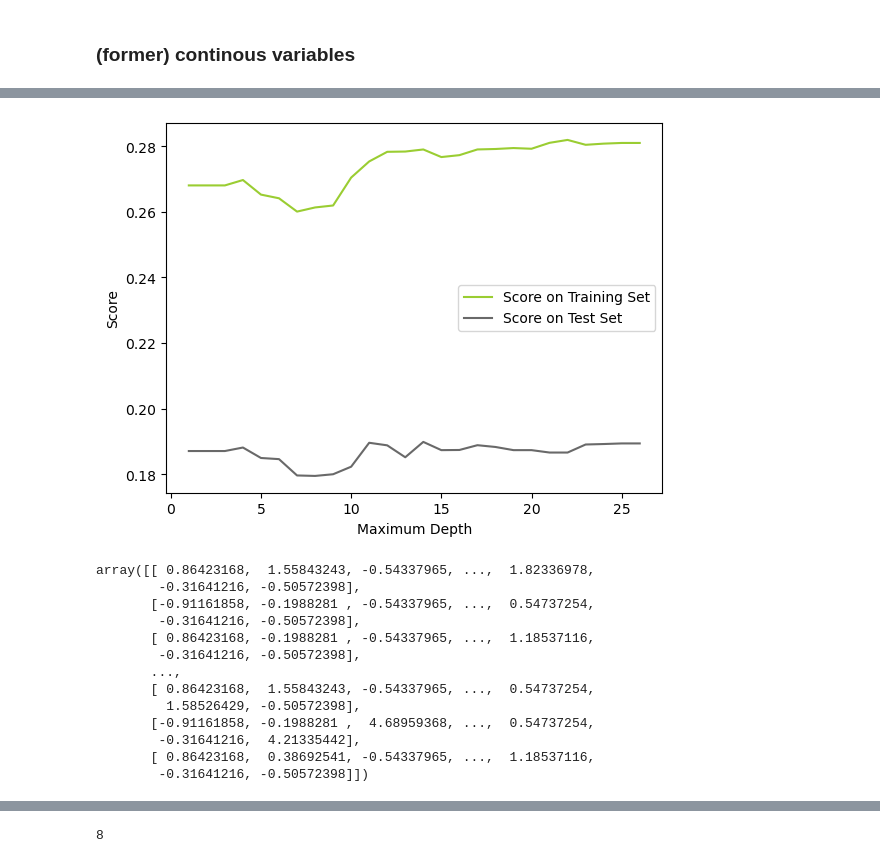
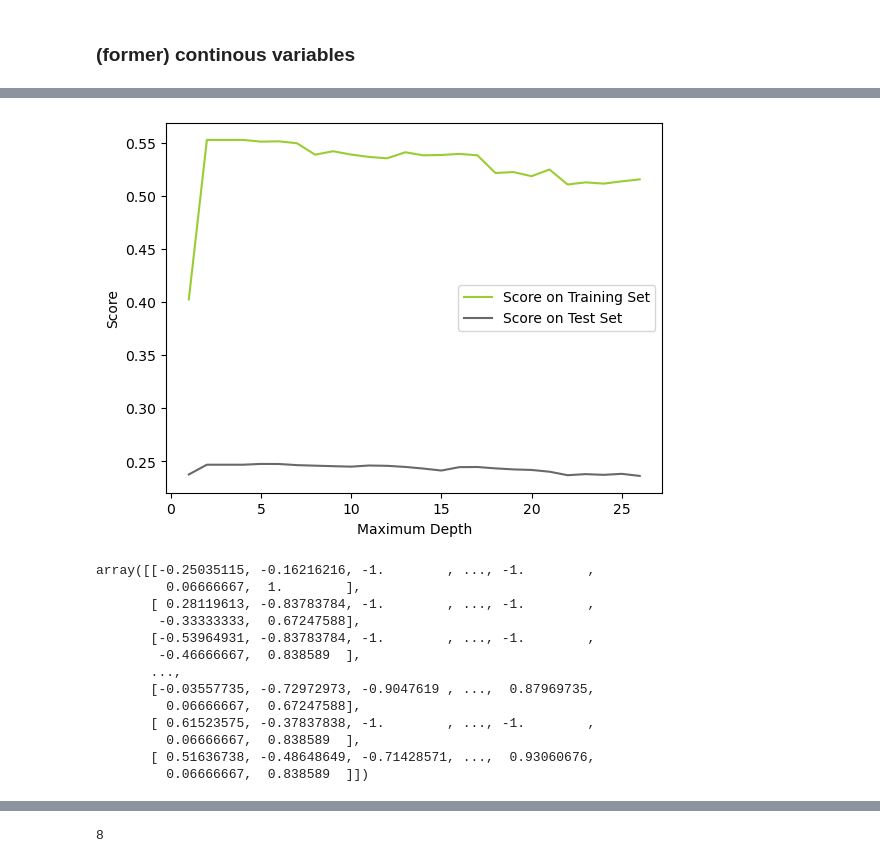
Before and after one commit to FabianRomero6/hospital-readmission-v2, a Jupyter notebook: notebooks/feature-selection.ipynb, the cells around one changed output, grey strips where cells are left out. Drawn from its saved outputs; the diff is of its cells as text; code cells hidden in the pictures.

```diff
--- a/notebooks/feature-selection.ipynb
+++ b/notebooks/feature-selection.ipynb
@@ -23,6 +23,7 @@ warnings.filterwarnings('ignore')
 train_path = os.path.join("..", "data", "input", "train_encoded.csv")
 val_path = os.path.join("..", "data", "input", "val_encoded.csv")
 test_path = os.path.join("..", "data", "input", "test_encoded.csv")
+y_train_path = os.path.join("..", "data", "input", "y_train.csv")
 y_path = os.path.join("..", "data", "input", "target.csv")
 # this should be the one we use
 # test_path = os.path.join("..", "data", "input", "y_bin.csv")
@@ -30,4 +31,5 @@ y_path = os.path.join("..", "data", "input", "target.csv")
 X_train = pd.read_csv(train_path, index_col=0)
 X_val = pd.read_csv(val_path, index_col=0)
 test = pd.read_csv(test_path, index_col=0)
+y_train = pd.read_csv(y_train_path, index_col=0)
 y = pd.read_csv(y_path, index_col=0)
@@ -46,3 +35,0 @@ X.head()
-# %%
-y = y.reindex(X.index)
-y.head()
@@ -357,6 +95,3 @@ y_balanced.head()
 # %%
-X_rand = X_balanced[metric_features].sample(frac=1, axis=1)
+X_rand = X_train[metric_features].sample(frac=1, axis=1)
 X_val_metric = X_val[metric_features].reindex(columns=X_rand.columns)
-
-X_r = pd.concat([X_rand, X_val_metric], axis=0)
-X_r
@@ -451,0 +115,31 @@ Score with 14 features: 0.189869
+# %%
+nof_list = np.arange(1, len(X_rand.columns) + 1)
+val_scores = []
+train_scores = []
+optimum_n_features = 0
+highest_val_score = 0
+
+for i in nof_list:
+    selector = RFE(GradientBoostingClassifier(), n_features_to_select=i, verbose=1)
+    selector = selector.fit(X_rand, y_train)
+    features_train = selector.transform(X_rand)
+    features_val = selector.transform(X_val_metric)
+
+    model = GaussianNB()
+    model.fit(features_train, y_train)
+
+    train_pred = model.predict(features_train)
+    val_pred = model.predict(features_val)
+
+    train_score = f1_score(y_train, train_pred)
+    val_score = f1_score(y_val, val_pred)
+
+    train_scores.append(train_score)
+    val_scores.append(val_score)
+
+    if val_score > highest_val_score:
+        highest_val_score = val_score
+        optimum_n_features = i
+
+print(f"Optimum number of features: {optimum_n_features}")
+print(f"Highest validation score: {highest_val_score}")
@@ -452,27 +164,27 @@ Score with 14 features: 0.189869
 # %%
-plt.plot(list(range(1,len(X_rand.columns)+1)), train_score_list, label="Score on Training Set", color='yellowgreen')
-plt.plot(list(range(1,len(X_rand.columns)+1)), val_score_list, label="Score on Test Set", color='dimgray')
+plt.plot(list(range(1,len(X_rand.columns)+1)), train_scores, label="Score on Training Set", color='yellowgreen')
+plt.plot(list(range(1,len(X_rand.columns)+1)), val_scores, label="Score on Test Set", color='dimgray')
 plt.xlabel("Maximum Depth")
 plt.ylabel("Score")
 plt.legend()
 plt.show()
 # %% [output]
-[figure, old version]
+[figure, new version]
 # %%
-model = LogisticRegression()
-rfe = RFE(estimator = model, n_features_to_select = 14)
-rfe.fit_transform(X = X_rand, y = y_balanced)
+model = GradientBoostingClassifier()
+rfe = RFE(estimator = model, n_features_to_select = 8)
+rfe.fit_transform(X_rand, y_train)
 # %% [output]
-array([[ 0.86423168,  1.55843243, -0.54337965, ...,  1.82336978,
-        -0.31641216, -0.50572398],
-       [-0.91161858, -0.1988281 , -0.54337965, ...,  0.54737254,
-        -0.31641216, -0.50572398],
-       [ 0.86423168, -0.1988281 , -0.54337965, ...,  1.18537116,
-        -0.31641216, -0.50572398],
+array([[-0.25035115, -0.16216216, -1.        , ..., -1.        ,
+         0.06666667,  1.        ],
+       [ 0.28119613, -0.83783784, -1.        , ..., -1.        ,
+        -0.33333333,  0.67247588],
+       [-0.53964931, -0.83783784, -1.        , ..., -1.        ,
+        -0.46666667,  0.838589  ],
        ...,
-       [ 0.86423168,  1.55843243, -0.54337965, ...,  0.54737254,
-         1.58526429, -0.50572398],
-       [-0.91161858, -0.1988281 ,  4.68959368, ...,  0.54737254,
-        -0.31641216,  4.21335442],
-       [ 0.86423168,  0.38692541, -0.54337965, ...,  1.18537116,
-        -0.31641216, -0.50572398]])
+       [-0.03557735, -0.72972973, -0.9047619 , ...,  0.87969735,
+         0.06666667,  0.67247588],
+       [ 0.61523575, -0.37837838, -1.        , ..., -1.        ,
+         0.06666667,  0.838589  ],
+       [ 0.51636738, -0.48648649, -0.71428571, ...,  0.93060676,
+         0.06666667,  0.838589  ]])
```
Also changed, not shown: parts of 59 cells of this notebook, 4 other files.
